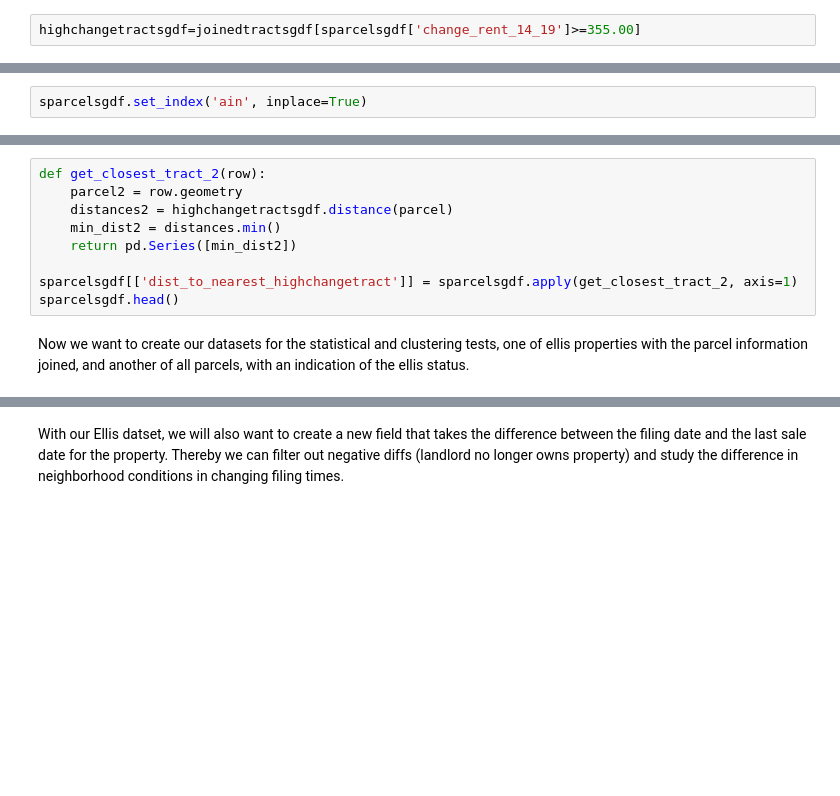
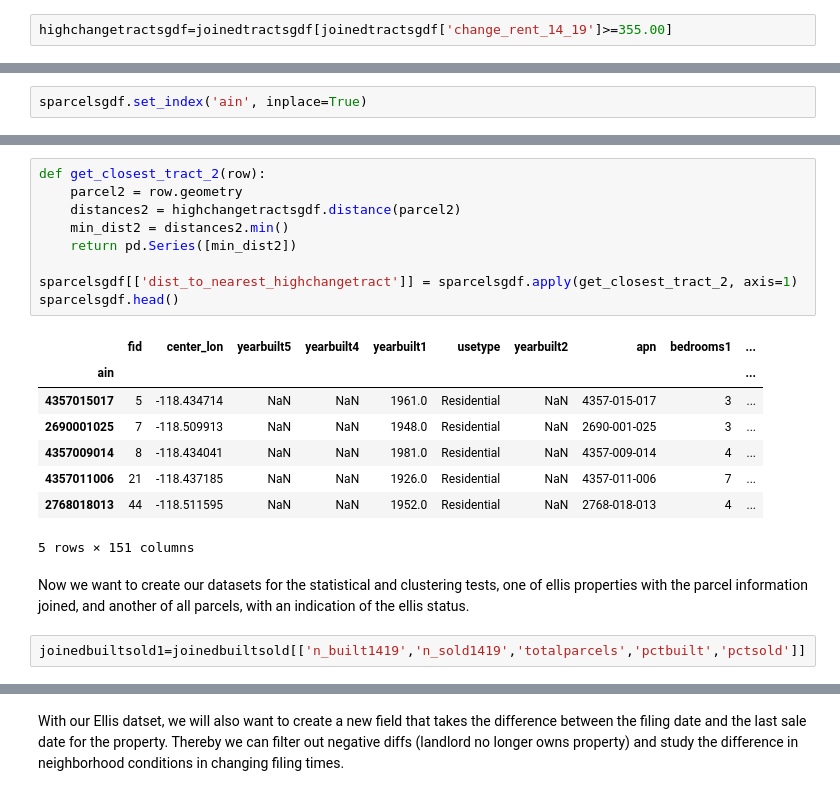
Before and after one commit to mmeadnewton/UP229_Ellis, a Jupyter notebook: ellis_ownership_analysis_AF_June10.ipynb, the cells around one changed output, grey strips where cells are left out. Drawn from its saved outputs; the diff is of its cells as text; blank space fills up the shorter version.

```diff
--- a/ellis_ownership_analysis_AF_June10.ipynb
+++ b/ellis_ownership_analysis_AF_June10.ipynb
@@ -548,5 +830,5 @@ joinedtractsgdf['change_rent_14_19'].describe()
 # %%
-highchangetractsgdf=joinedtractsgdf[sparcelsgdf['change_rent_14_19']>=355.00]
+highchangetractsgdf=joinedtractsgdf[joinedtractsgdf['change_rent_14_19']>=355.00]
 # %% [markdown]
 ### Calculating percent of parcels bought and sold in each tract:
 # %%
@@ -598,11 +984,22 @@ sparcelsgdf.head()
 # %%
 def get_closest_tract_2(row):
     parcel2 = row.geometry
-    distances2 = highchangetractsgdf.distance(parcel)
-    min_dist2 = distances.min()
+    distances2 = highchangetractsgdf.distance(parcel2)
+    min_dist2 = distances2.min()
     return pd.Series([min_dist2])
 
 sparcelsgdf[['dist_to_nearest_highchangetract']] = sparcelsgdf.apply(get_closest_tract_2, axis=1)
 sparcelsgdf.head()
+# %% [output]
+|  | fid | center_lon | yearbuilt5 | yearbuilt4 | yearbuilt1 | usetype | yearbuilt2 | apn | bedrooms1 | ... |
+| ain |  |  |  |  |  |  |  |  |  | ... |
+| 4357015017 | 5 | -118.434714 | NaN | NaN | 1961.0 | Residential | NaN | 4357-015-017 | 3 | ... |
+| 2690001025 | 7 | -118.509913 | NaN | NaN | 1948.0 | Residential | NaN | 2690-001-025 | 3 | ... |
+| 4357009014 | 8 | -118.434041 | NaN | NaN | 1981.0 | Residential | NaN | 4357-009-014 | 4 | ... |
+| 4357011006 | 21 | -118.437185 | NaN | NaN | 1926.0 | Residential | NaN | 4357-011-006 | 7 | ... |
+| 2768018013 | 44 | -118.511595 | NaN | NaN | 1952.0 | Residential | NaN | 2768-018-013 | 4 | ... |
+5 rows × 151 columns
 # %% [markdown]
 Now we want to create our datasets for the statistical and clustering tests, one of ellis properties with the parcel information joined, and another of all parcels, with an indication of the ellis status.
+# %%
+joinedbuiltsold1=joinedbuiltsold[['n_built1419','n_sold1419','totalparcels','pctbuilt','pctsold']]
```
Also changed, not shown: parts of 58 cells of this notebook, 5 other files.
